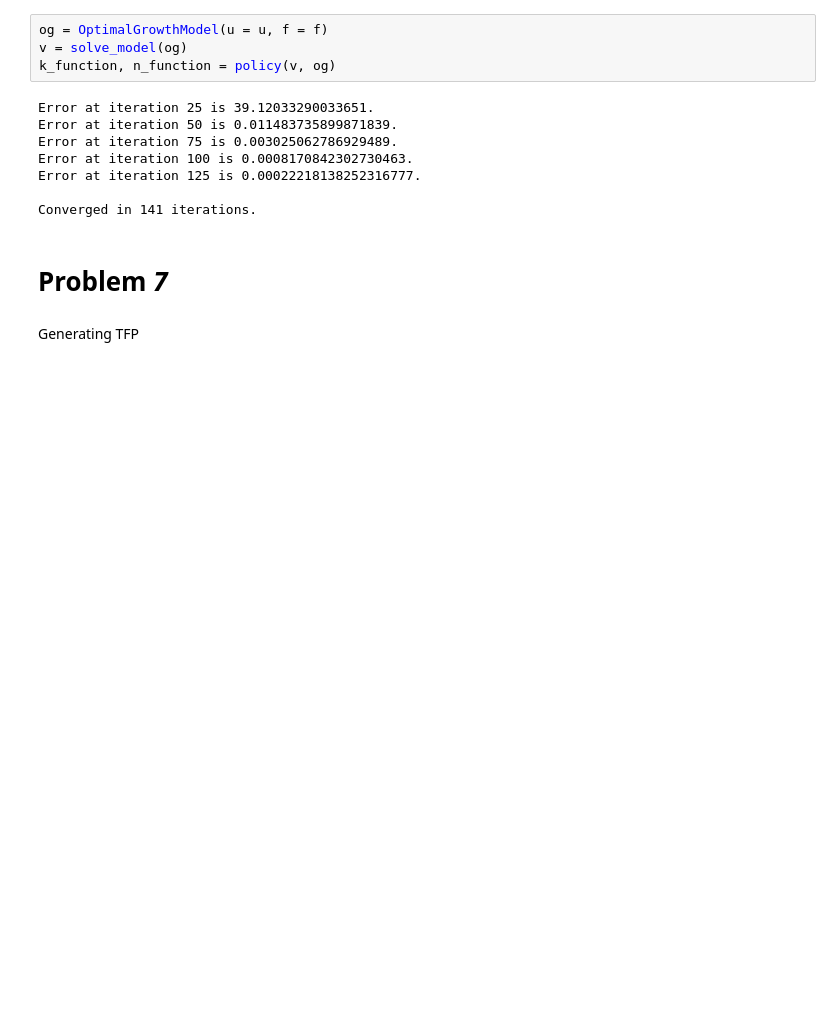
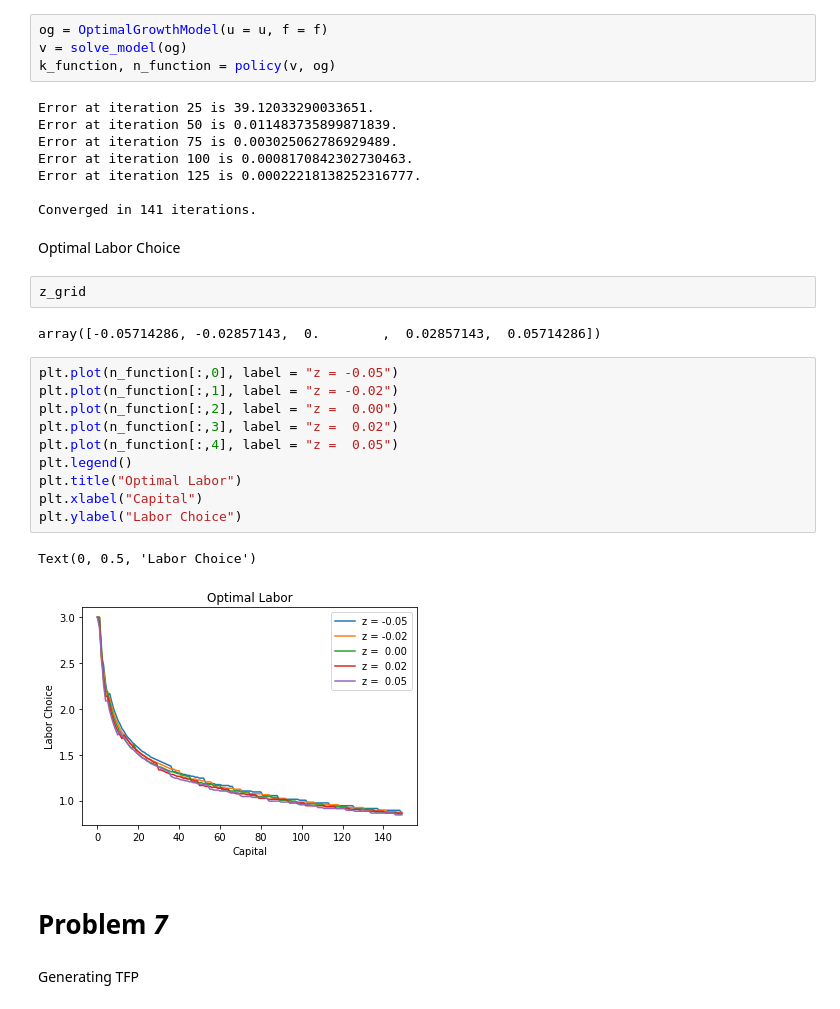
Before and after one commit to Jun-H-Lee/Fall-2020, a Jupyter notebook: Macro_pset2.ipynb, the cells around one changed output. Cells and saved outputs as stored; diff of their text form; blank space fills up the shorter version.

```diff
--- a/Macro_pset2.ipynb
+++ b/Macro_pset2.ipynb
@@ -201,6 +184,25 @@ Error at iteration 100 is 0.0008170842302730463.
 Error at iteration 125 is 0.00022218138252316777.
 
 Converged in 141 iterations.
+# %% [markdown]
+Optimal Labor Choice
+# %%
+z_grid
+# %% [output]
+array([-0.05714286, -0.02857143,  0.        ,  0.02857143,  0.05714286])
+# %%
+plt.plot(n_function[:,0], label = "z = -0.05")
+plt.plot(n_function[:,1], label = "z = -0.02")
+plt.plot(n_function[:,2], label = "z =  0.00")
+plt.plot(n_function[:,3], label = "z =  0.02")
+plt.plot(n_function[:,4], label = "z =  0.05")
+plt.legend()
+plt.title("Optimal Labor")
+plt.xlabel("Capital")
+plt.ylabel("Labor Choice")
+# %% [output]
+Text(0, 0.5, 'Labor Choice')
+[figure, added]
 # %% [markdown]
 # Problem *7*
 # %% [markdown]
```
Also changed, not shown: parts of 2 cells of this notebook.
